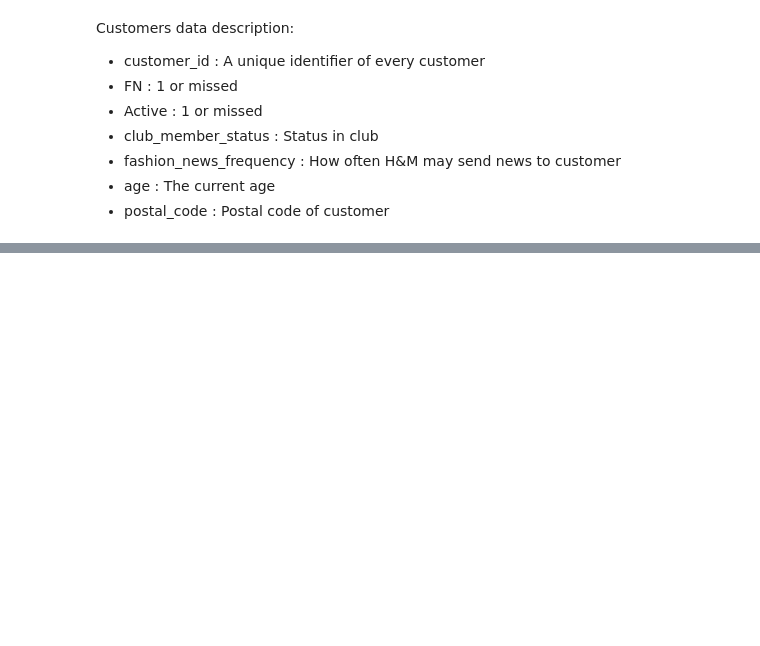
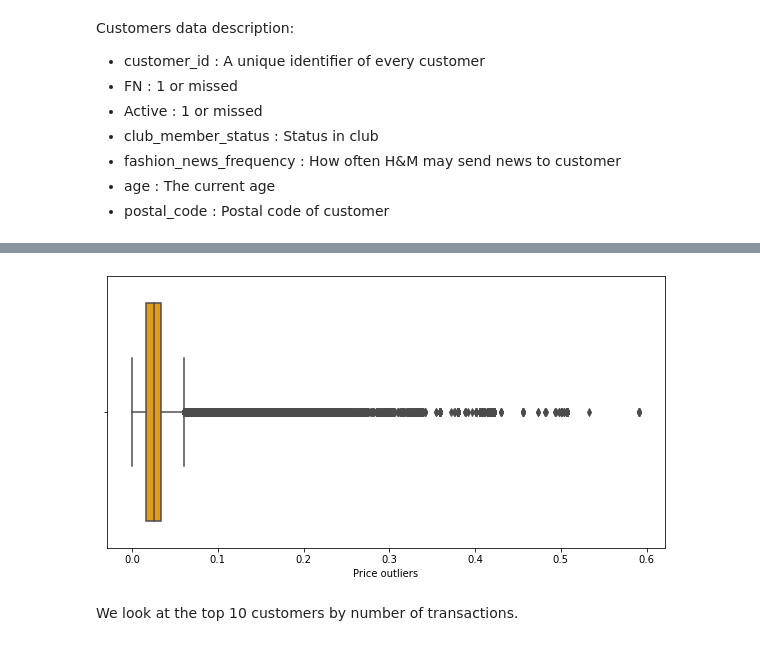
Before and after one commit to aliceagrawal/HM-Recommender-System-App, a Jupyter notebook: EDA and Data Cleaning.ipynb, the cells around one changed output, grey strips where cells are left out. Saved outputs shown, nothing was run; the diff lists cells and outputs as text; code cells hidden in the pictures; blank space fills up the shorter version.

```diff
--- a/EDA and Data Cleaning.ipynb
+++ b/EDA and Data Cleaning.ipynb
@@ -38,8 +42,8 @@ sample_submission.head(1)
 |  | customer_id | prediction |
 | 0 | 00000dbacae5abe5e23885899a1fa4425... | 0706016001 0706016002 0372860001 ... |
 # %%
-transactions_train = pd.read_csv('Data/h-and-m-personalized-fashion-recommendations/transactions_train.csv')
-transactions_train.head(1)
+transactions = pd.read_csv('Data/h-and-m-personalized-fashion-recommendations/transactions_train.csv')
+transactions.head(1)
 # %% [output]
 |  | t_dat | customer_id | article_id | price | sales_channel_id |
 | 0 | 2018-09-20 | 000058a12d5b43e67d225668fa1f8d618... | 663713001 | 0.050831 | 2 |
@@ -196,0 +280,9 @@ Customers data description:
+# %%
+f, ax = plt.subplots(figsize=(10,5))
+ax = sns.boxplot(data=transactions, x='price', color='orange')
+ax.set_xlabel('Price outliers')
+plt.show()
+# %% [output]
+[figure, added]
+# %% [markdown]
+We look at the top 10 customers by number of transactions.
```
Also changed, not shown: parts of 38 cells of this notebook, 3 other files.
